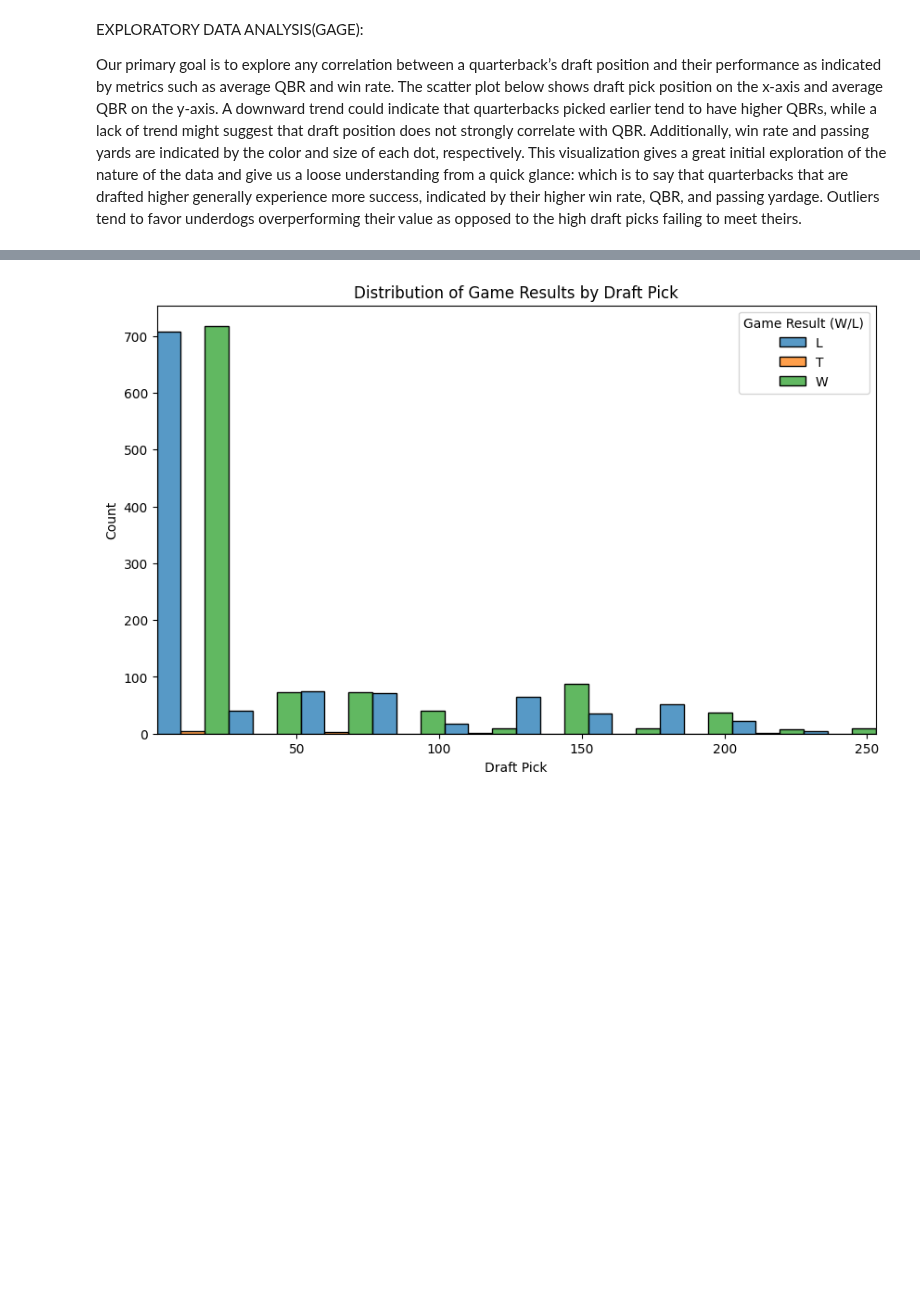
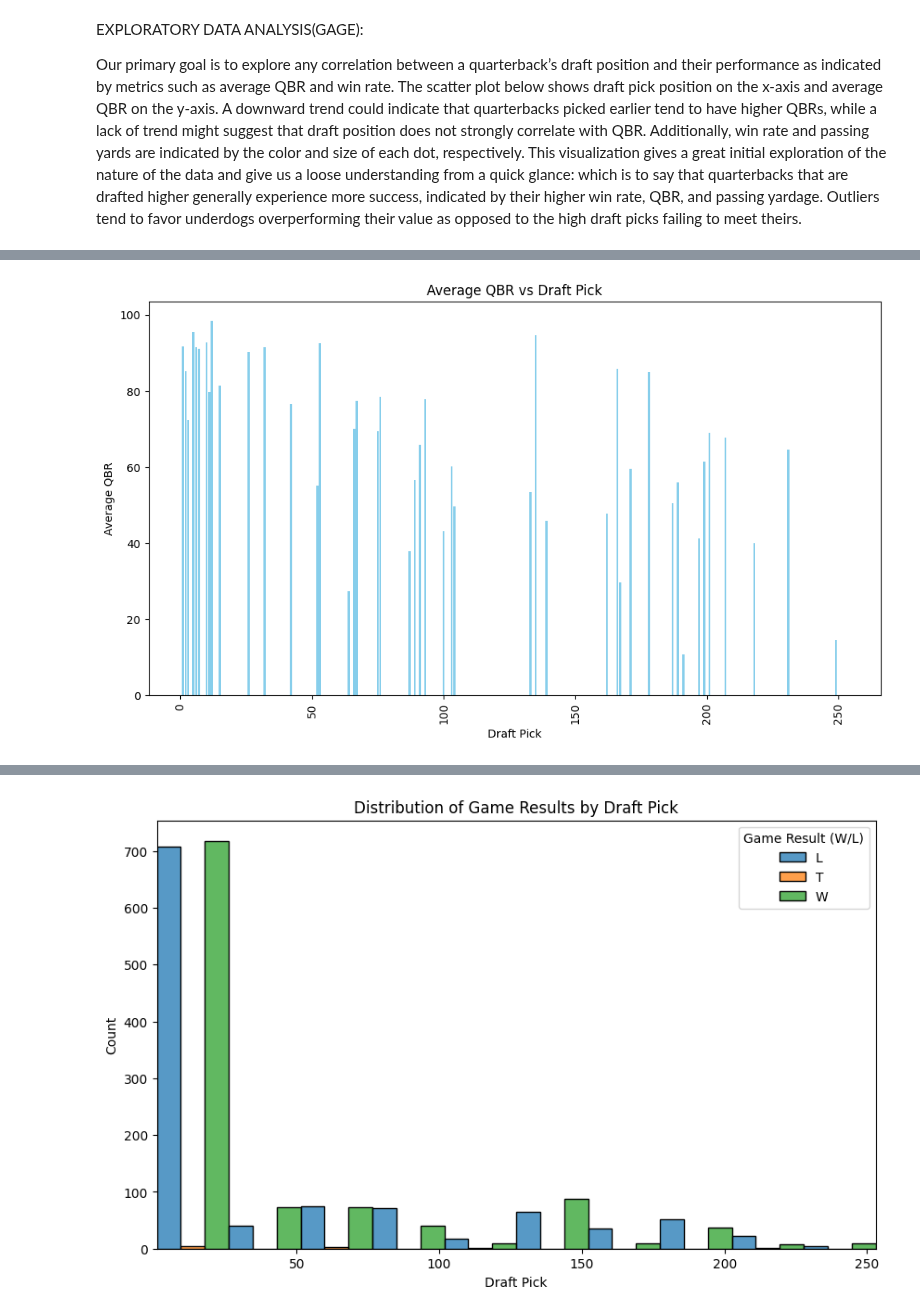
Before and after one commit to cs418-fa24/project-check-in-team-8, a Jupyter notebook: project_check_in_outline.ipynb, the cells around one changed output, grey strips where cells are left out. Saved outputs shown, nothing was run; the diff lists cells and outputs as text; code cells hidden in the pictures; blank space fills up the shorter version.

Commit message:
created a visualization

```diff
--- a/project_check_in_outline.ipynb
+++ b/project_check_in_outline.ipynb
@@ -44,5 +44,30 @@ Our primary goal is to explore any correlation between a quarterback’s draft p
 ![Draft Pick vs Avg QBR & Win Rate](DraftPickvsAvgQBRWinRate.png)
 # %%
 #ONE VISUALIZATOIN(VASU)
+import numpy as np
+import pandas as pd
+import matplotlib.pyplot as plt
+from mpl_toolkits import mplot3d
+from sklearn.linear_model import LinearRegression, LogisticRegression
+import seaborn as sns
 
-#import any necessary libraries here
+data = pd.read_csv('combinedQBStats.csv')
+
+# Group by 'Draft Pick' and calculate the average QBR
+average_qbr = data.groupby('Draft Pick')['QBR'].mean().reset_index()
+
+# Create a bar plot
+plt.figure(figsize=(10, 6))
+plt.bar(average_qbr['Draft Pick'], average_qbr['QBR'], color='skyblue')
+
+# Add titles and labels
+plt.title('Average QBR vs Draft Pick')
+plt.xlabel('Draft Pick')
+plt.ylabel('Average QBR')
+plt.xticks(rotation=90)  # Rotate x-axis labels for better readability
+
+# Show the plot
+plt.tight_layout()
+plt.show()
+# %% [output]
+[figure, added]
```
Also changed, not shown: parts of 1 cell of this notebook.
